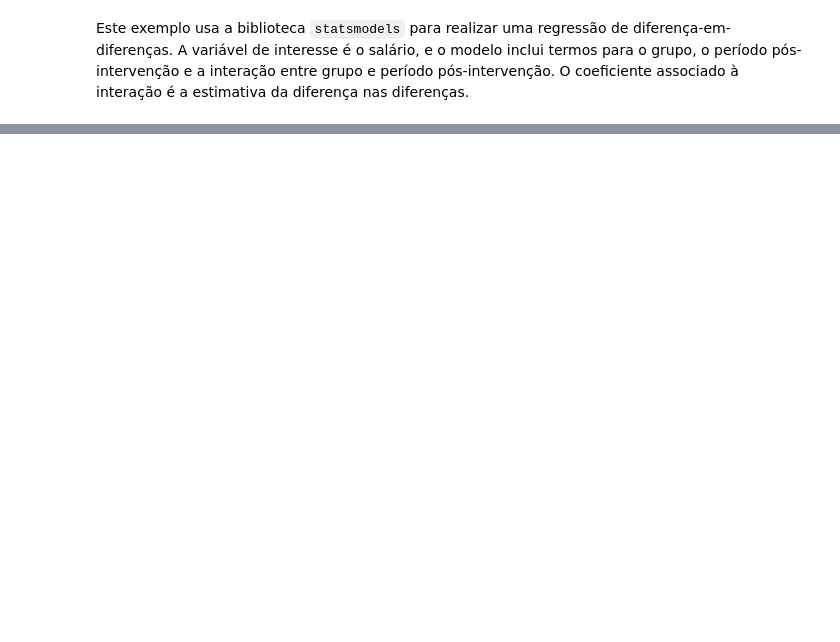
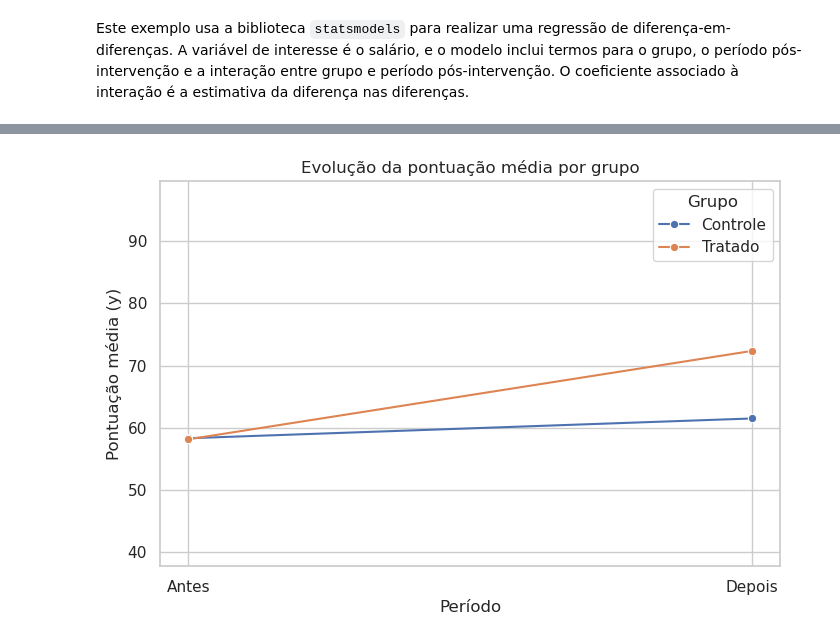
Before and after one commit to AILAB-CEFET-RJ/gcc1625, a Jupyter notebook: notebooks/12_diff_in_diff.ipynb, the cells around one changed output, grey strips where cells are left out. Saved outputs shown, nothing was run; the diff lists cells and outputs as text; code cells hidden in the pictures; blank space fills up the shorter version.

```diff
--- a/notebooks/12_diff_in_diff.ipynb
+++ b/notebooks/12_diff_in_diff.ipynb
@@ -93,0 +554,46 @@ Este exemplo usa a biblioteca `statsmodels` para realizar uma regressão de dife
+# %%
+import pandas as pd
+import numpy as np
+import matplotlib.pyplot as plt
+import seaborn as sns
+
+np.random.seed(42)
+
+# Número de alunos por grupo
+n_alunos = 10
+ids_tratado = [f"T{i+1}" for i in range(n_alunos)]
+ids_controle = [f"C{i+1}" for i in range(n_alunos)]
+
+# Função para gerar dados
+def gerar_linhas(id_list, tratado, efeito_tratamento=0):
+    dados = []
+    for aluno in id_list:
+        y_pre = np.random.normal(60, 10)
+        y_pos = y_pre + np.random.normal(5, 5)
+        if tratado:
+            y_pos += efeito_tratamento
+        dados.append([aluno, tratado, 0, y_pre])
+        dados.append([aluno, tratado, 1, y_pos])
+    return dados
+
+# Gerar e combinar dados
+dados_tratado = gerar_linhas(ids_tratado, tratado=1, efeito_tratamento=10)
+dados_controle = gerar_linhas(ids_controle, tratado=0)
+dados = dados_tratado + dados_controle
+df_painel = pd.DataFrame(dados, columns=['ID', 'Tratado', 'Depois', 'y'])
+
+# Criar gráfico de médias
+medias = df_painel.groupby(['Tratado', 'Depois'])['y'].mean().reset_index()
+medias['Grupo'] = medias['Tratado'].map({0: 'Controle', 1: 'Tratado'})
+medias['Período'] = medias['Depois'].map({0: 'Antes', 1: 'Depois'})
+
+# Gráfico
+plt.figure(figsize=(8, 5))
+sns.lineplot(data=medias, x='Período', y='y', hue='Grupo', marker='o')
+plt.title("Evolução da pontuação média por grupo")
+plt.ylabel("Pontuação média (y)")
+plt.ylim(df_painel['y'].min() - 5, df_painel['y'].max() + 5)
+plt.grid(True)
+plt.show()
+# %% [output]
+[figure, added]
```
Also changed, not shown: parts of 26 cells of this notebook, 2 other files.
